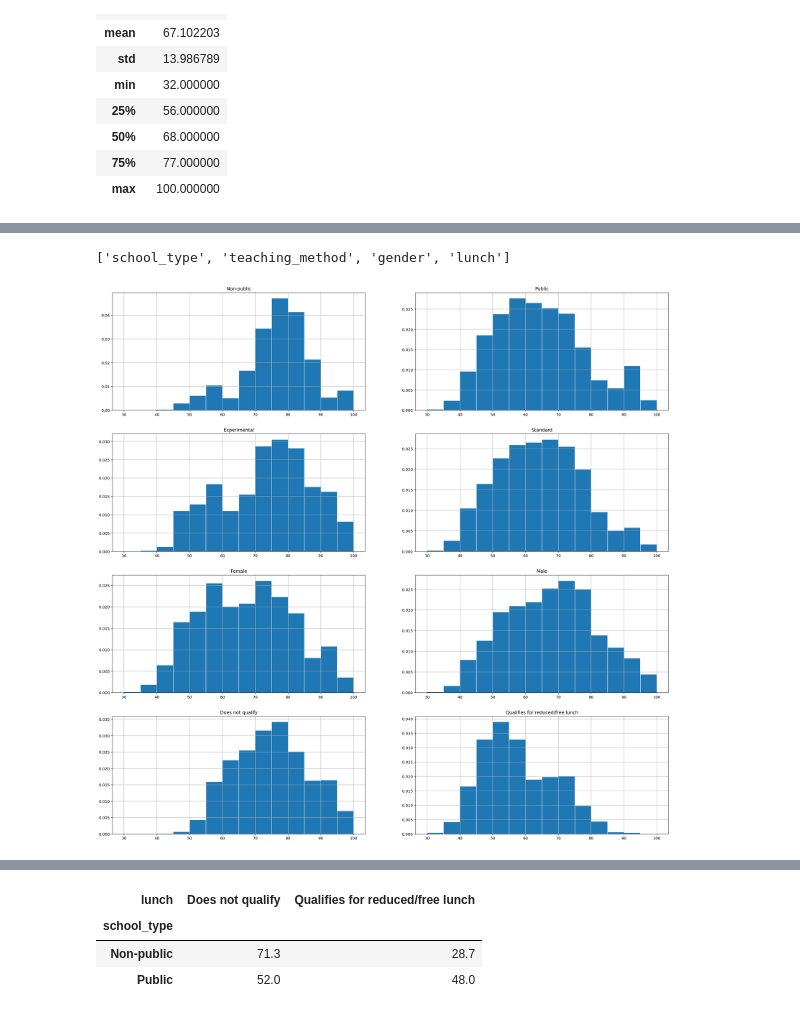
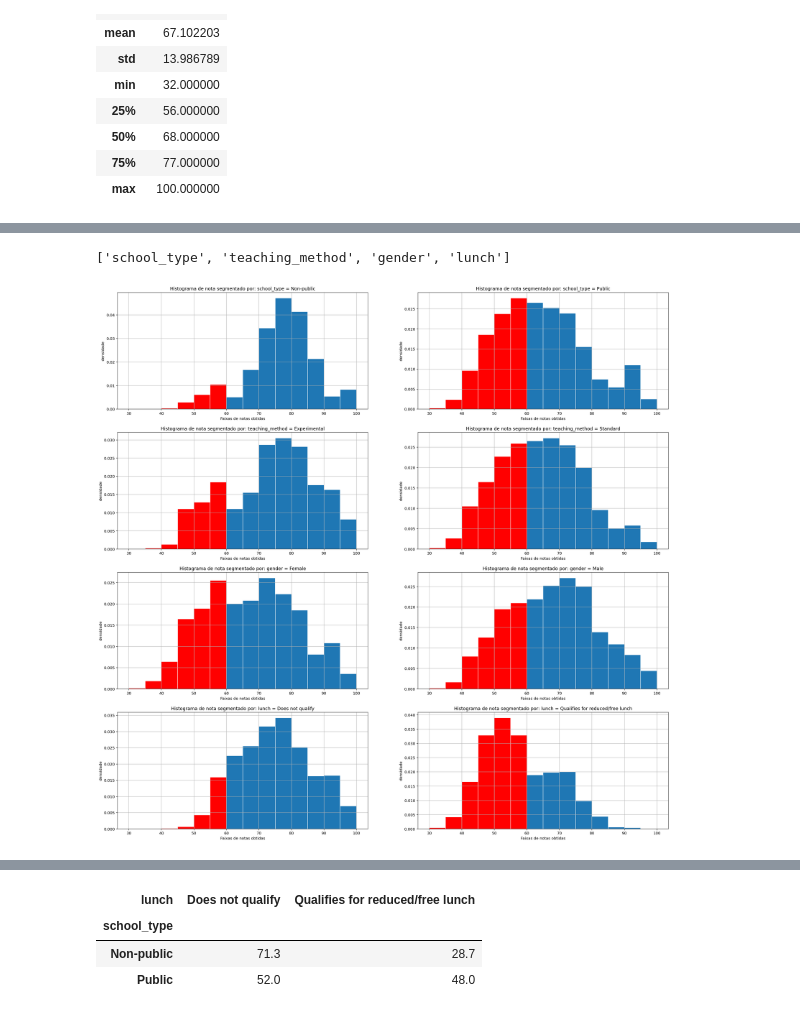
Before and after one commit to arieltl/proj2_cdados, a Jupyter notebook: projeto.ipynb, the cells around one changed output, grey strips where cells are left out. Saved outputs shown, nothing was run; the diff lists cells and outputs as text; code cells hidden in the pictures.

```diff
--- a/projeto.ipynb
+++ b/projeto.ipynb
@@ -45,7 +101,12 @@ f_data.posttest.describe().to_frame()
 # %%
 g_bins = range(30,101,5)
 # %%
-f_data.posttest.hist(edgecolor = 'white',bins = g_bins, density = True)
+ax = f_data.posttest.hist(edgecolor = 'white',bins = g_bins, density = True)
+
+for i in range(len(ax.patches)):
+    if i < 6:
+        ax.patches[i].set_facecolor('r')
+
 plt.title('Notas obtidas pelos alunos')
 plt.ylabel('Densidade da quantidade de alunos')
 plt.xlabel('Faixas de notas obtidas')
@@ -55,16 +126,24 @@ plt.show()
 # %%
+#Automaticamente gera Histogrmas do target segmentados pelas variaveis binarias
+
 plt.figure(figsize =(26,26))
 binary_cols = [col for col in f_data.columns if str(f_data[col].dtype) == 'category' and len(f_data[col].cat.categories)==2 ]
 c = 1
 print(binary_cols)
+
 for j, col in enumerate(binary_cols):
     cats = f_data[col].cat.categories
     for i in range(len(cats)):
         plt.subplot(len(binary_cols),2,c)
-        plt.title(cats[i])
-        f_data.loc[f_data[col] == cats[i],'posttest'].hist(edgecolor = 'white',bins = g_bins,density = True)
+        plt.title(f'Histograma de nota segmentado por: {col} = {cats[i]}')
+        plt.xlabel('Faixas de notas obtidas')
+        plt.ylabel('densidade')
+        ax = f_data.loc[f_data[col] == cats[i],'posttest'].hist(edgecolor = 'white',bins = g_bins,density = True)
+        for i in range(len(ax.patches)):
+            if i < 6:
+                ax.patches[i].set_facecolor('r')
         c+=1
 plt.show()
 # %% [output]
 ['school_type', 'teaching_method', 'gender', 'lunch']
-[figure, old version]
+[figure, new version]
```
Also changed, not shown: parts of 43 cells of this notebook.
